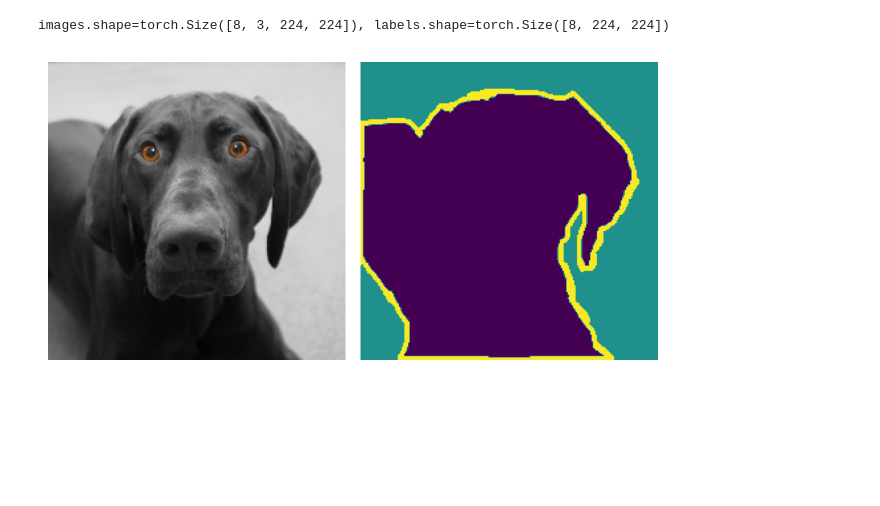
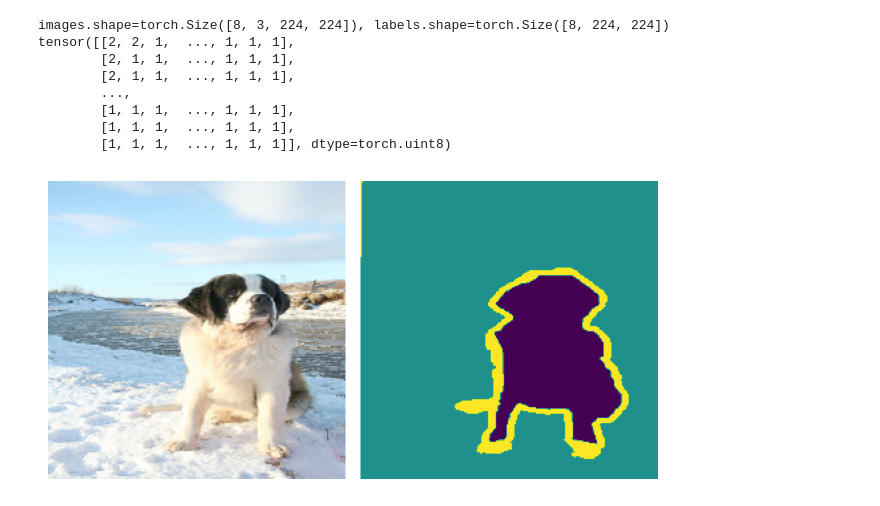
Before and after one commit to nauqs/comp0197-group-project, a Jupyter notebook: playground.ipynb, the cells around one changed output. Drawn from its saved outputs; the diff is of its cells as text; code cells hidden in the pictures; blank space fills up the shorter version.

Commit message:
added semi supervised training fn

```diff
--- a/playground.ipynb
+++ b/playground.ipynb
@@ -8,20 +8,32 @@ import datasets, models, train, utils
 %autoreload 2
 # %%
 # create dataloaders
-train_all_dl, train_lab_dl, valid_dl = datasets.create_dataloaders()
+train_all_ds, train_lab_ds, train_unlab_ds, valid_ds, test_ds  = datasets.create_dataloaders()
 # %%
 # plot dataset sample
-images, labels = next(iter(train_all_dl))
+images, labels = next(iter(train_all_ds))
 print(f'{images.shape=}, {labels.shape=}')
+print(labels[0])
+#    the labels are:
+#    - 0: foreground
+#    - 1: background
+#    - 2: not classified
 fig, axs = plt.subplots(1, 2)
 axs[0].imshow((utils.unnormalize_images(images))[0].permute(1, 2, 0))
 axs[1].imshow(labels[0])
 for ax in axs: ax.axis('off')
 plt.tight_layout()
 plt.show()
 # %% [output]
 images.shape=torch.Size([8, 3, 224, 224]), labels.shape=torch.Size([8, 224, 224])
+tensor([[2, 2, 1,  ..., 1, 1, 1],
+        [2, 1, 1,  ..., 1, 1, 1],
+        [2, 1, 1,  ..., 1, 1, 1],
+        ...,
+        [1, 1, 1,  ..., 1, 1, 1],
+        [1, 1, 1,  ..., 1, 1, 1],
+        [1, 1, 1,  ..., 1, 1, 1]], dtype=torch.uint8)
-[figure, old version]
+[figure, new version]
 # %%
 %%time
 # test model
```
Also changed, not shown: parts of 2 cells of this notebook, 4 other files.
